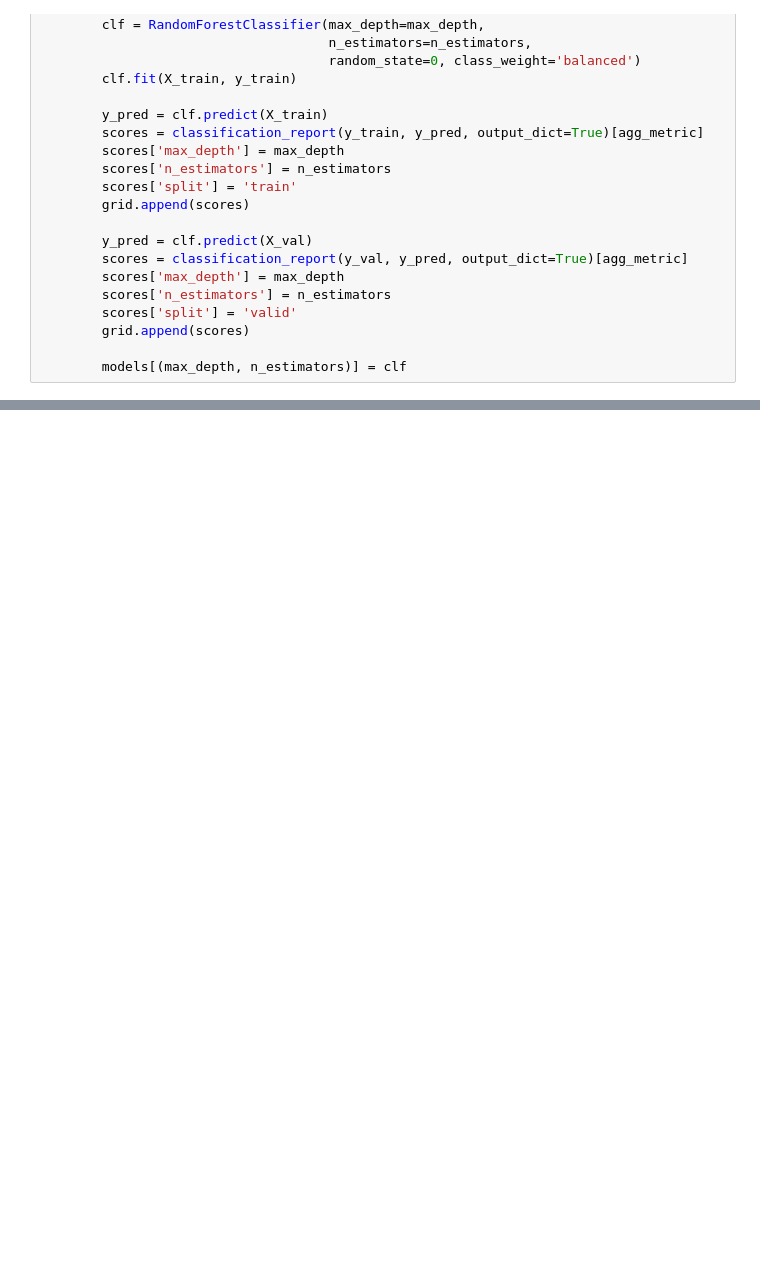
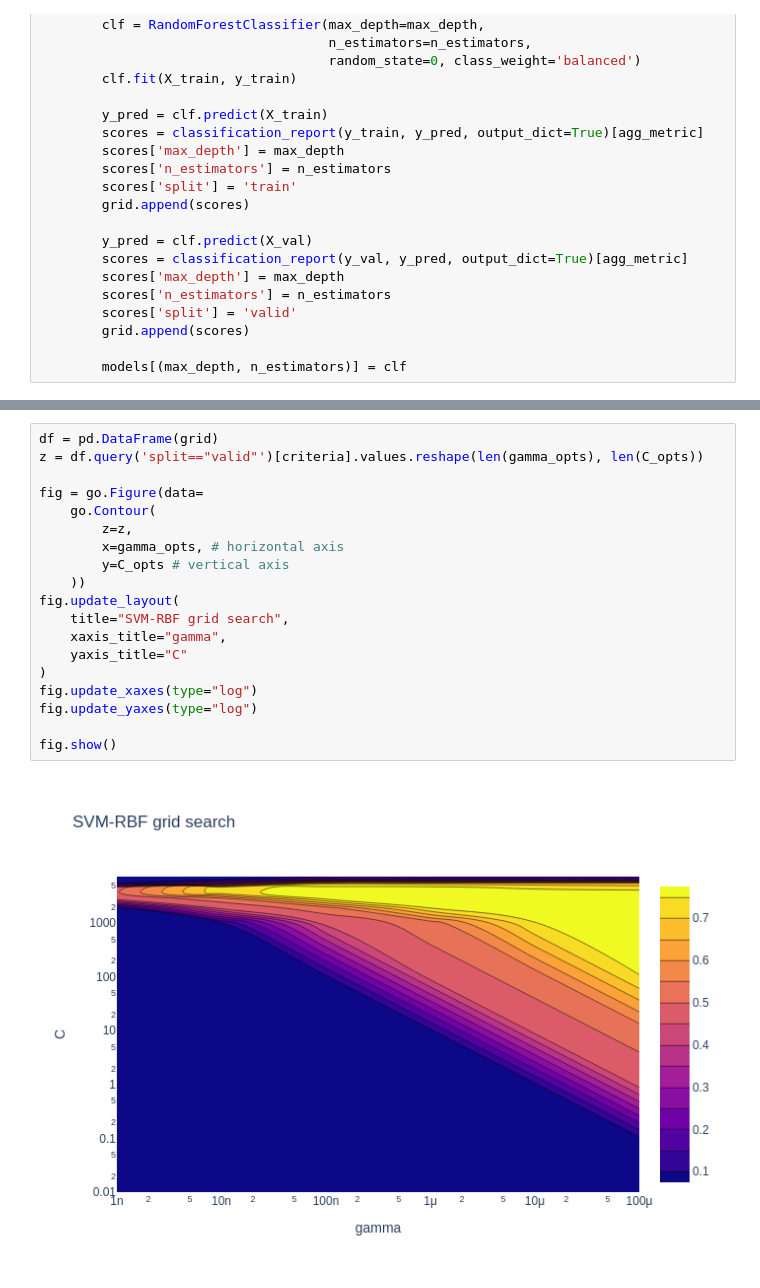
Before and after one commit to ErinWeisbart/cytodata-hackathon-base, a Jupyter notebook: notebooks/train.ipynb, the cells around one changed output, grey strips where cells are left out. Saved outputs shown, nothing was run; the diff lists cells and outputs as text; blank space fills up the shorter version.

```diff
--- a/notebooks/train.ipynb
+++ b/notebooks/train.ipynb
@@ -129,0 +190,21 @@ plt.show()
+# %%
+df = pd.DataFrame(grid)
+z = df.query('split=="valid"')[criteria].values.reshape(len(gamma_opts), len(C_opts))
+
+fig = go.Figure(data=
+    go.Contour(
+        z=z,
+        x=gamma_opts, # horizontal axis
+        y=C_opts # vertical axis
+    ))
+fig.update_layout(
+    title="SVM-RBF grid search",
+    xaxis_title="gamma",
+    yaxis_title="C"
+)
+fig.update_xaxes(type="log")
+fig.update_yaxes(type="log")
+
+fig.show()
+# %% [output]
+[figure, added]
```
Also changed, not shown: parts of 9 cells of this notebook, 1 other file.
